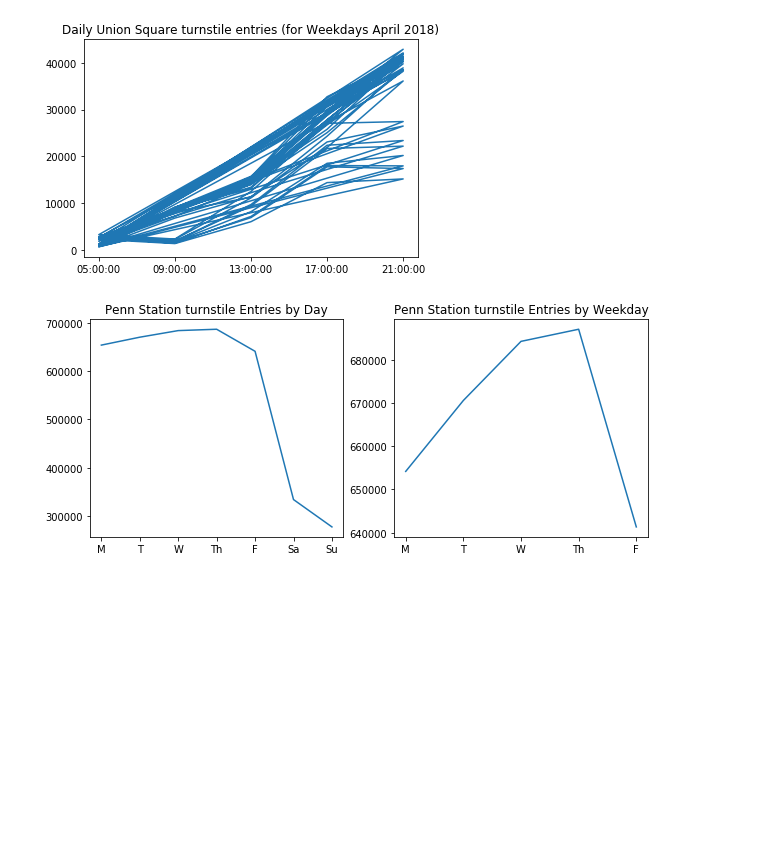
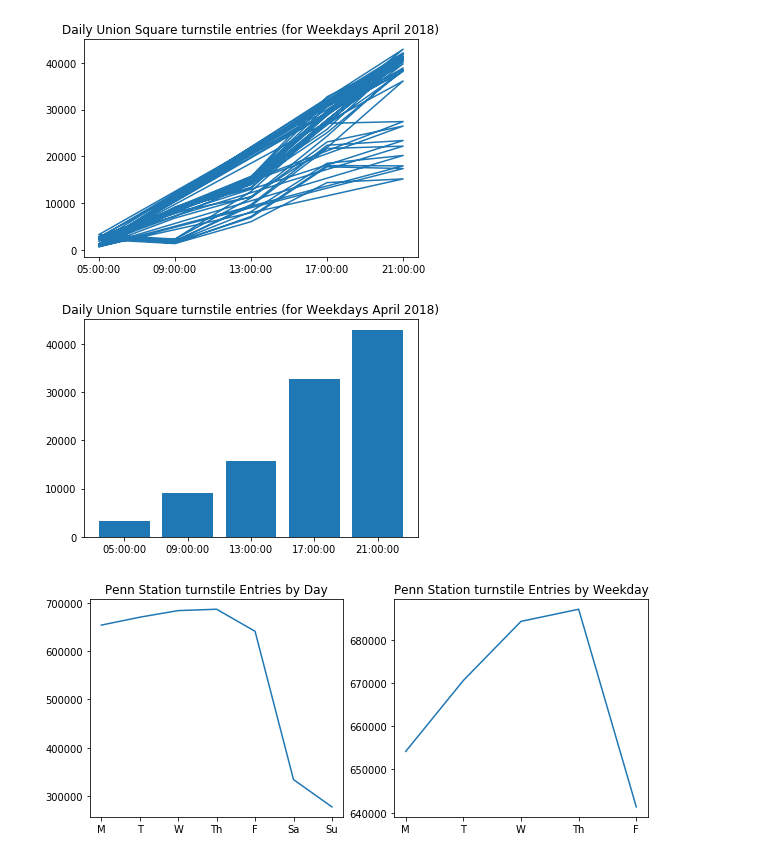
Before and after one commit to konelson/konelson-mta-project, a Jupyter notebook: Target Selection.ipynb, the cells around one changed output. Cells and saved outputs as stored; diff of their text form; code cells hidden in the pictures; blank space fills up the shorter version.

```diff
--- a/Target Selection.ipynb
+++ b/Target Selection.ipynb
@@ -257,6 +299,11 @@ plt.title ('Daily Union Square turnstile entries (for Weekdays April 2018)')
 # %% [output]
 Text(0.5,1,'Daily Union Square turnstile entries (for Weekdays April 2018)')
 [figure]
+# %%
+plt.bar(weekday_time('14 ST-UNION SQ').time_stamp, weekday_time('14 ST-UNION SQ').total_ppl);
+plt.title ('Daily Union Square turnstile entries (for Weekdays April 2018)');
+# %% [output]
+[figure, added]
 # %%
 plt.figure(figsize=(10, 4))
 
```
Also changed, not shown: parts of 29 cells of this notebook, 1 other file.
